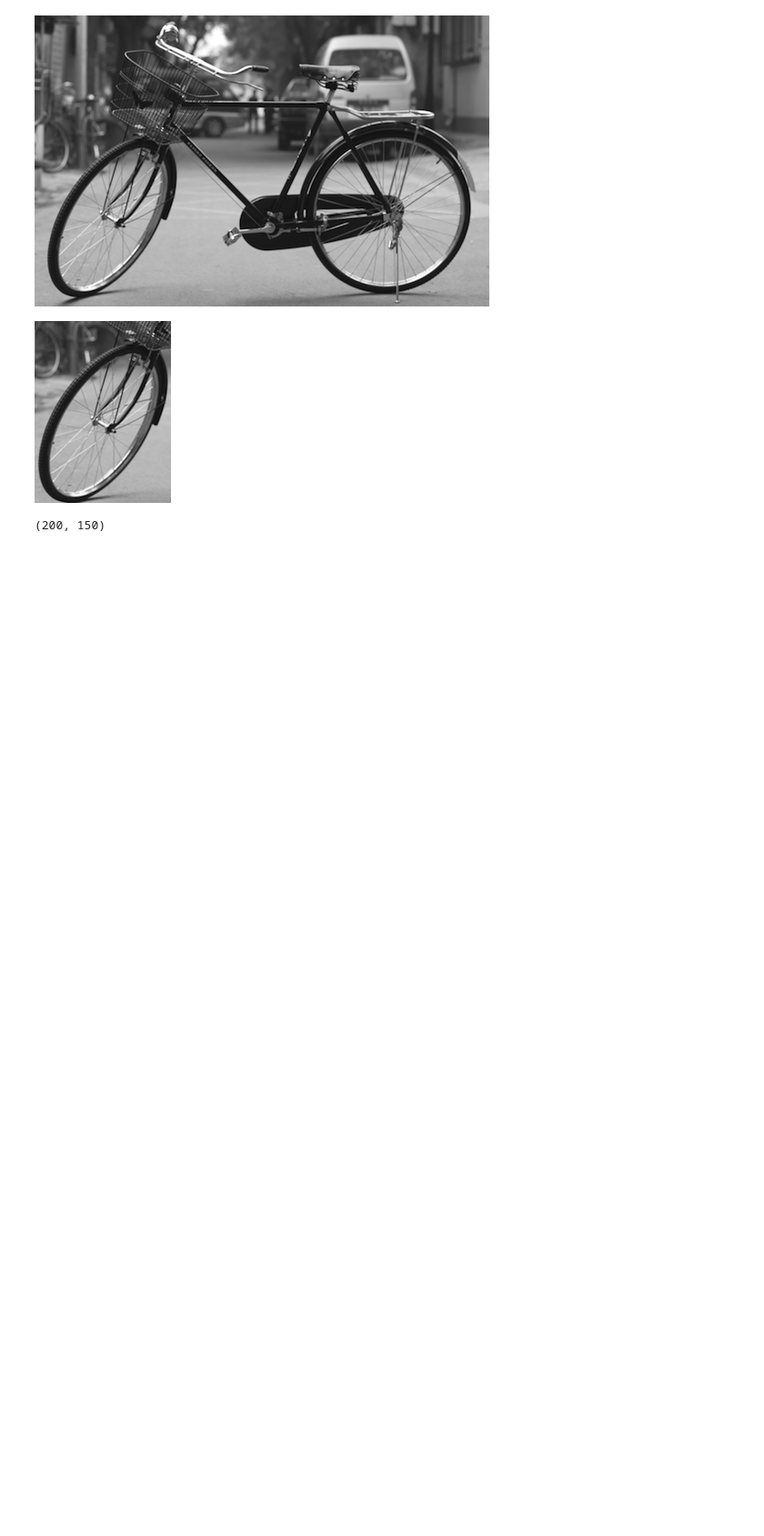
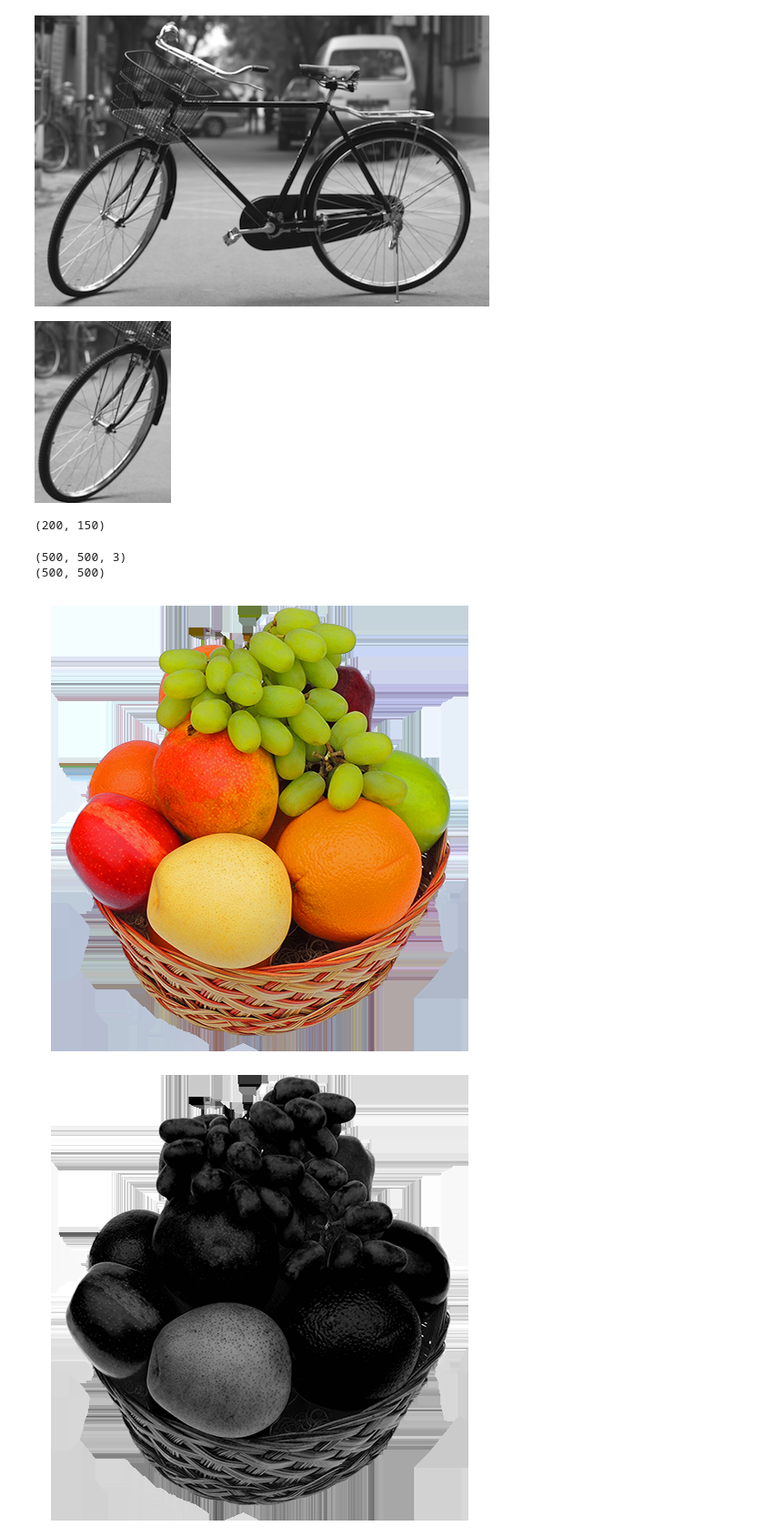
Before and after one commit to sagarjain2030/Udacity_CV_Course, a Jupyter notebook: 2AL1_Images_as_Functions/2A_L1_Image_As_Function.ipynb, the cells around one changed output. Shown at 91% size. Cells and saved outputs as stored; diff of their text form; code cells hidden in the pictures; blank space fills up the shorter version.

Commit message:
Unit2AL1 till 22
RGB color channel separation using v2 split

```diff
--- a/2AL1_Images_as_Functions/2A_L1_Image_As_Function.ipynb
+++ b/2AL1_Images_as_Functions/2A_L1_Image_As_Function.ipynb
@@ -88,3 +88,22 @@ cv2_imshow(cropped)
 print(cropped.shape)
 # %% [output]
 (200, 150)
+# %%
+# please upload fruit basket image
+# and replace path variable
+import cv2
+from google.colab.patches import cv2_imshow
+path = "/content/fruit_basket.png"
+img = cv2.imread(path)
+print(img.shape)
+img_1,img_2, img_3 = cv2.split(img)
+print(img_1.shape)
+cv2_imshow(img)
+cv2_imshow(img_1)
+cv2_imshow(img_2)
+cv2_imshow(img_3)
+# %% [output]
+(500, 500, 3)
+(500, 500)
+[figure, added]
+[figure, added]
```
Also changed, not shown: parts of 1 cell of this notebook, 1 other file.
